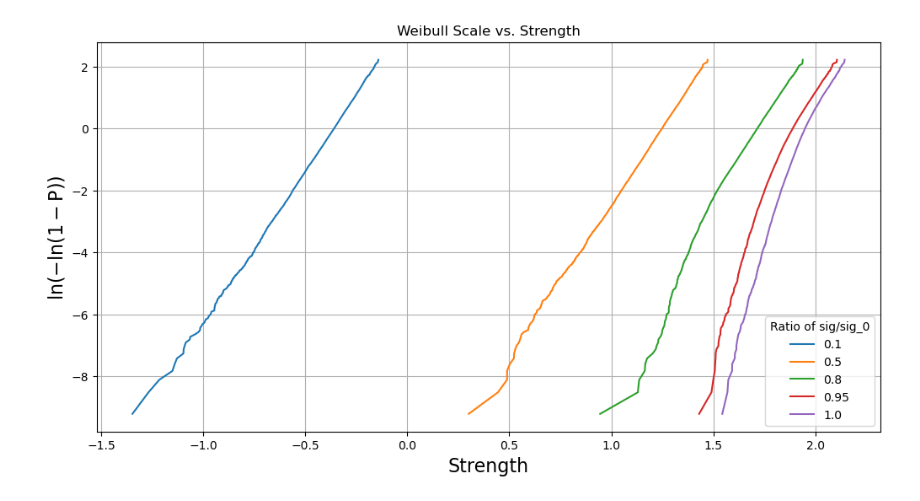
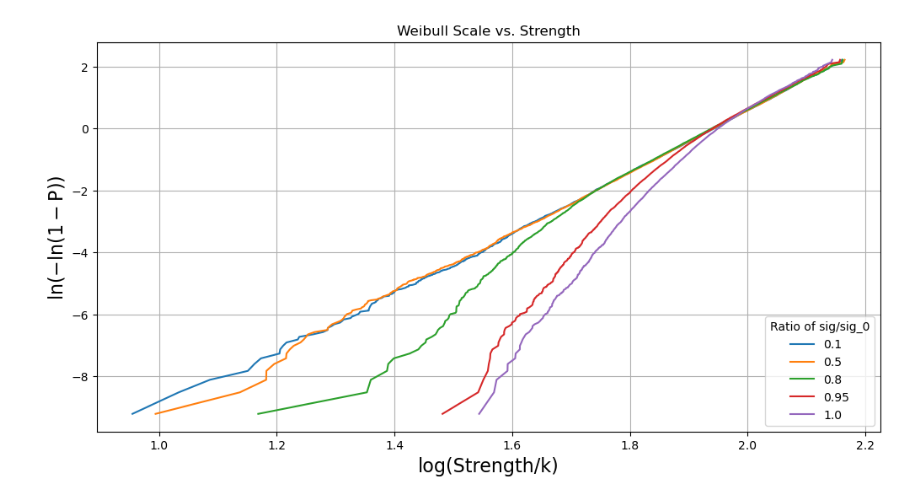
Before and after one commit to Houlin2018/Fishnet_FEM_Matlab, a Jupyter notebook: data_Weibull/Untitled.ipynb, the cells around one changed output. Cells and saved outputs as stored; diff of their text form; code cells hidden in the pictures.

Commit message:
scaled strength

```diff
--- a/data_Weibull/Untitled.ipynb
+++ b/data_Weibull/Untitled.ipynb
@@ -31,6 +31,7 @@ def plot_weibull_scale(directory):
     #ax2 = ax1.twinx()  # Create a secondary y-axis
 
     for file, label in zip(sorted_file_list, sorted_labels):
+
         # Load the data
         data = pd.read_csv(file)
 
@@ -39,33 +40,33 @@ def plot_weibull_scale(directory):
 
         # Sort the strength values
         strength_sorted = np.sort(strength)
 
         # Weibull probability calculation
         weibull_prob = np.linspace(1/(len(strength_sorted)+1), 1, len(strength_sorted))
 
         # Calculate the Weibull scale (ln(-ln(1-pdf)))
         weibull_scale = np.log(-np.log(1 - weibull_prob))
 
         # Plotting Weibull scale vs. Strength on the primary y-axis
-        ax1.plot(np.log(strength_sorted), weibull_scale, label=f'{label}')
+        ax1.plot(np.log(strength_sorted/label), weibull_scale, label=f'{label}')
 
         # Plotting P value vs. Strength on the secondary y-axis
         #ax2.plot(strength_sorted, weibull_prob, '--', label=f'{label} (P)', alpha=0.7)
 
-    ax1.set_xlabel('log(Strength)', fontsize=16)
+    ax1.set_xlabel('log(Strength/k)', fontsize=16)
     ax1.set_ylabel(r'$\ln(-\ln(1-\text{P}))$', fontsize=16)
     #ax2.set_ylabel('P value', fontsize=16)
     ax1.set_title('Weibull Scale vs. Strength')
 
     # Adding legends
     ax1.legend(title="Ratio of sig/sig_0", loc='lower right')
     #ax2.legend(title="P value", loc='upper right')
 
     ax1.grid(True)
     plt.show()
 
 # Usage example:
 directory = './'
 plot_weibull_scale(directory)
 # %% [output]
-[figure, old version]
+[figure, new version]
```
Also changed, not shown: 1 other file.
